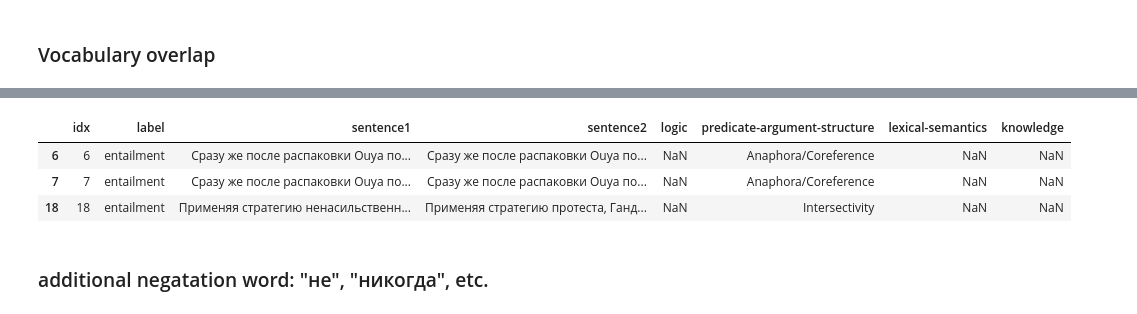
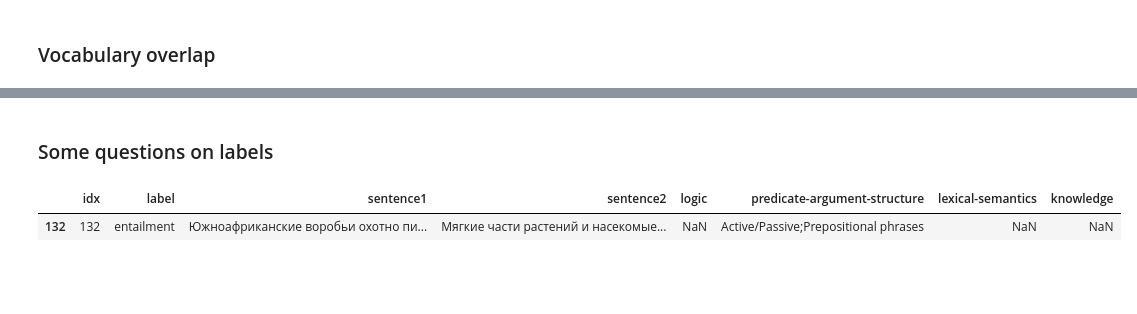
Before and after one commit to tatiana-iazykova/2020_HACK_RUSSIANSUPERGLUE, a Jupyter notebook: RSG_LiDiRus.ipynb, the cells around one changed output, grey strips where cells are left out. Saved outputs shown, nothing was run; the diff lists cells and outputs as text; code cells hidden in the pictures; blank space fills up the shorter version.

```diff
--- a/RSG_LiDiRus.ipynb
+++ b/RSG_LiDiRus.ipynb
@@ -220,9 +285,7 @@ df[df.label == 'entailment'][0:10]
+# %% [markdown]
+### Some questions on labels
 # %%
-df.iloc[[6,7,18]]
+df.iloc[[132]]
 # %% [output]
 |  | idx | label | sentence1 | sentence2 | logic | predicate-argument-structure | lexical-semantics | knowledge |
-| 6 | 6 | entailment | Сразу же после распаковки Ouya по... | Сразу же после распаковки Ouya по... | NaN | Anaphora/Coreference | NaN | NaN |
-| 7 | 7 | entailment | Сразу же после распаковки Ouya по... | Сразу же после распаковки Ouya по... | NaN | Anaphora/Coreference | NaN | NaN |
-| 18 | 18 | entailment | Применяя стратегию ненасильственн... | Применяя стратегию протеста, Ганд... | NaN | Intersectivity | NaN | NaN |
+| 132 | 132 | entailment | Южноафриканские воробьи охотно пи... | Мягкие части растений и насекомые... | NaN | Active/Passive;Prepositional phrases | NaN | NaN |
-# %% [markdown]
-### additional negatation word: "не", "никогда", etc.
```
Also changed, not shown: parts of 22 cells of this notebook.
